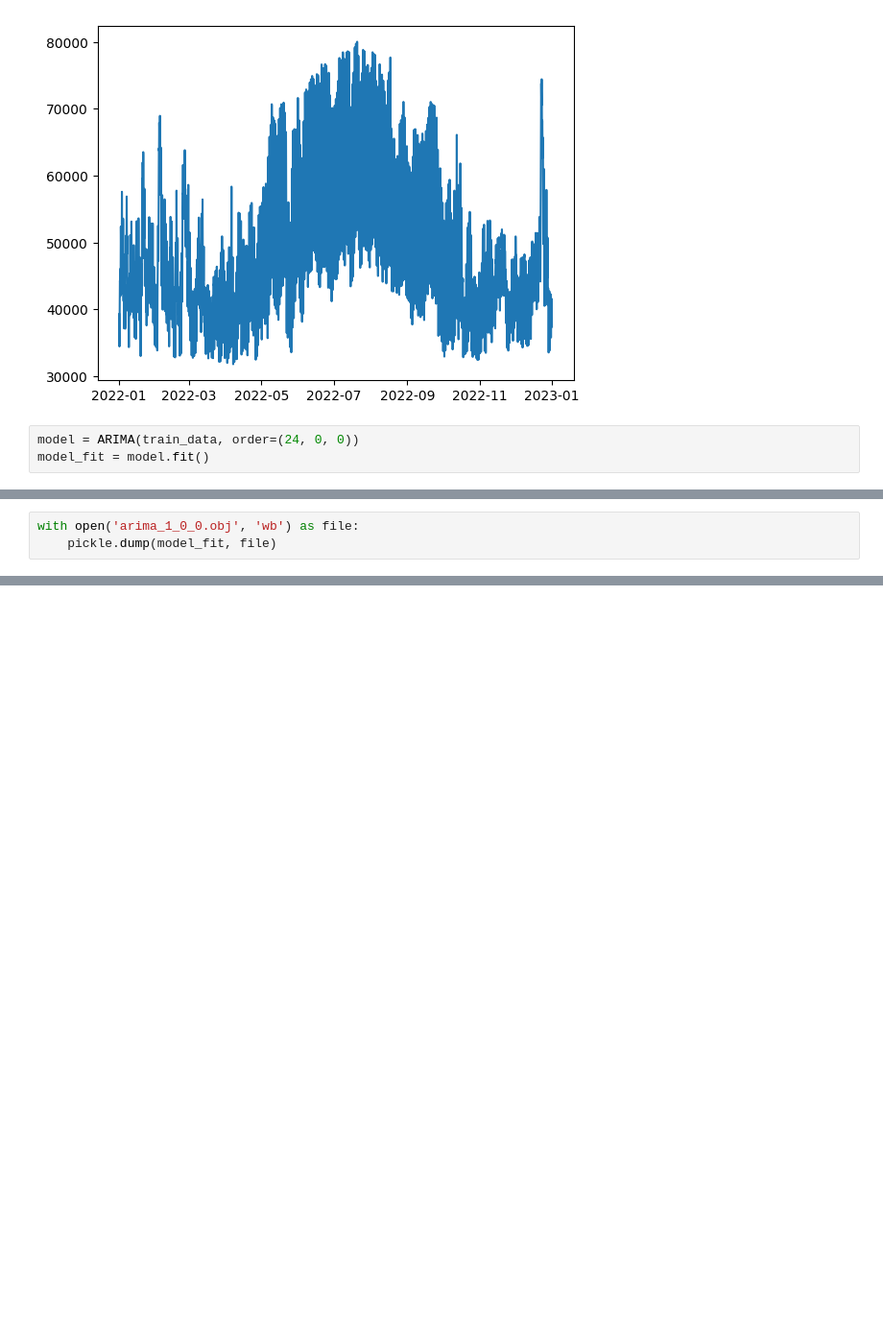
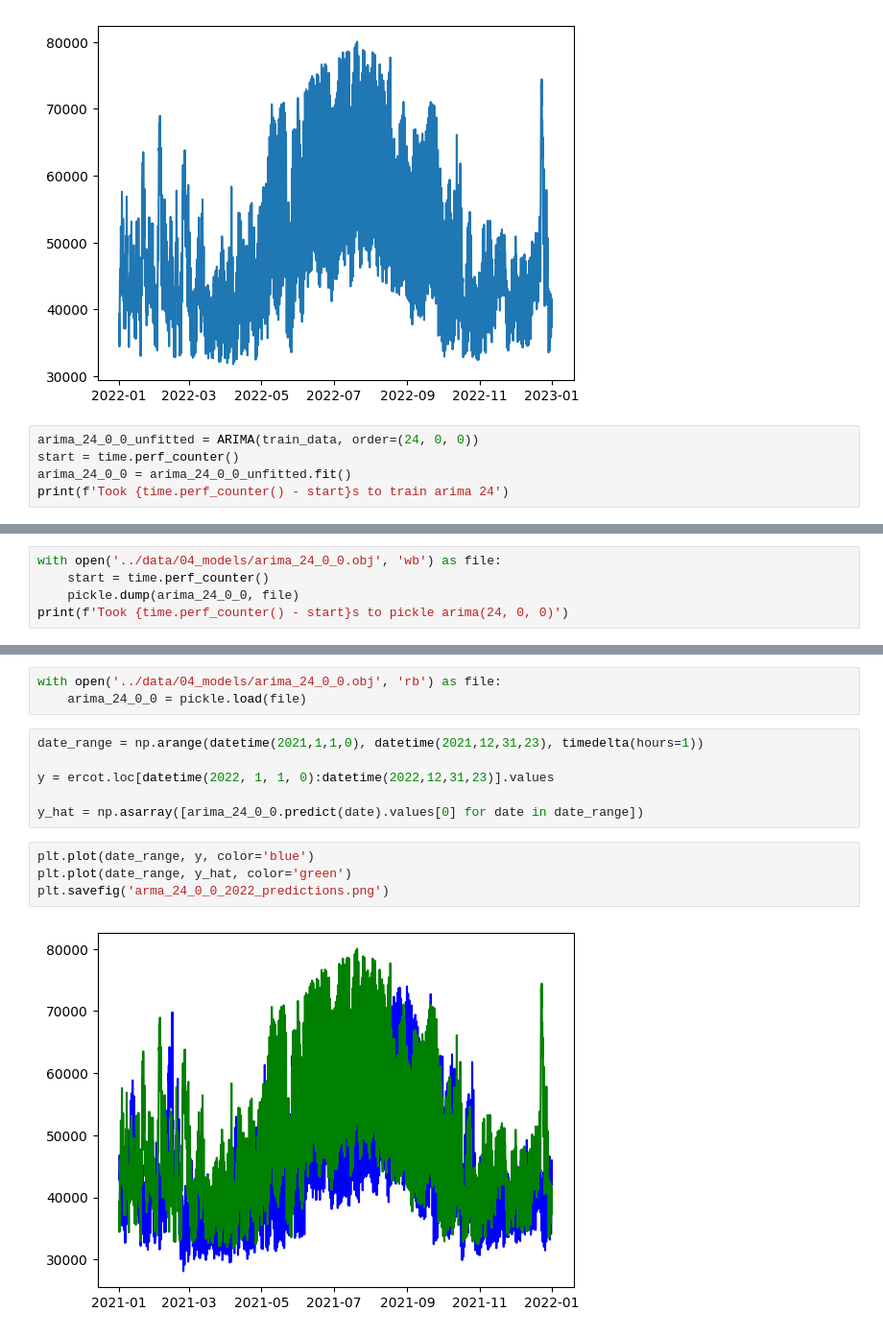
Before and after one commit to JeromeSiljanUTA/project-popsickle, a Jupyter notebook: notebooks/2023-02-18-jds-arima-exploration.ipynb, the cells around one changed output, grey strips where cells are left out. Shown: that part at 96% size. Cells and saved outputs as stored; diff of their text form; blank space fills up the shorter version.

Commit message:
feat(notebooks): ARIMA exploration, trained ARIMA(24,0,0)

```diff
--- a/notebooks/2023-02-18-jds-arima-exploration.ipynb
+++ b/notebooks/2023-02-18-jds-arima-exploration.ipynb
@@ -41,5 +47,7 @@ plt.show()
 # %% [output]
 [figure]
 # %%
-model = ARIMA(train_data, order=(24, 0, 0))
-model_fit = model.fit()
+arima_24_0_0_unfitted = ARIMA(train_data, order=(24, 0, 0))
+start = time.perf_counter()
+arima_24_0_0 = arima_24_0_0_unfitted.fit()
+print(f'Took {time.perf_counter() - start}s to train arima 24')
@@ -48,3 +90,5 @@ model_fit.summary()
 # %%
-with open('arima_1_0_0.obj', 'wb') as file:
-    pickle.dump(model_fit, file)
+with open('../data/04_models/arima_24_0_0.obj', 'wb') as file:
+    start = time.perf_counter()
+    pickle.dump(arima_24_0_0, file)
+print(f'Took {time.perf_counter() - start}s to pickle arima(24, 0, 0)')
@@ -50,0 +97,15 @@ with open('arima_1_0_0.obj', 'wb') as file:
+# %%
+with open('../data/04_models/arima_24_0_0.obj', 'rb') as file:
+    arima_24_0_0 = pickle.load(file)
+# %%
+date_range = np.arange(datetime(2021,1,1,0), datetime(2021,12,31,23), timedelta(hours=1))
+
+y = ercot.loc[datetime(2022, 1, 1, 0):datetime(2022,12,31,23)].values
+
+y_hat = np.asarray([arima_24_0_0.predict(date).values[0] for date in date_range])
+# %%
+plt.plot(date_range, y, color='blue')
+plt.plot(date_range, y_hat, color='green')
+plt.savefig('arma_24_0_0_2022_predictions.png')
+# %% [output]
+[figure, added]
```
Also changed, not shown: parts of 6 cells of this notebook, 1 other file.
